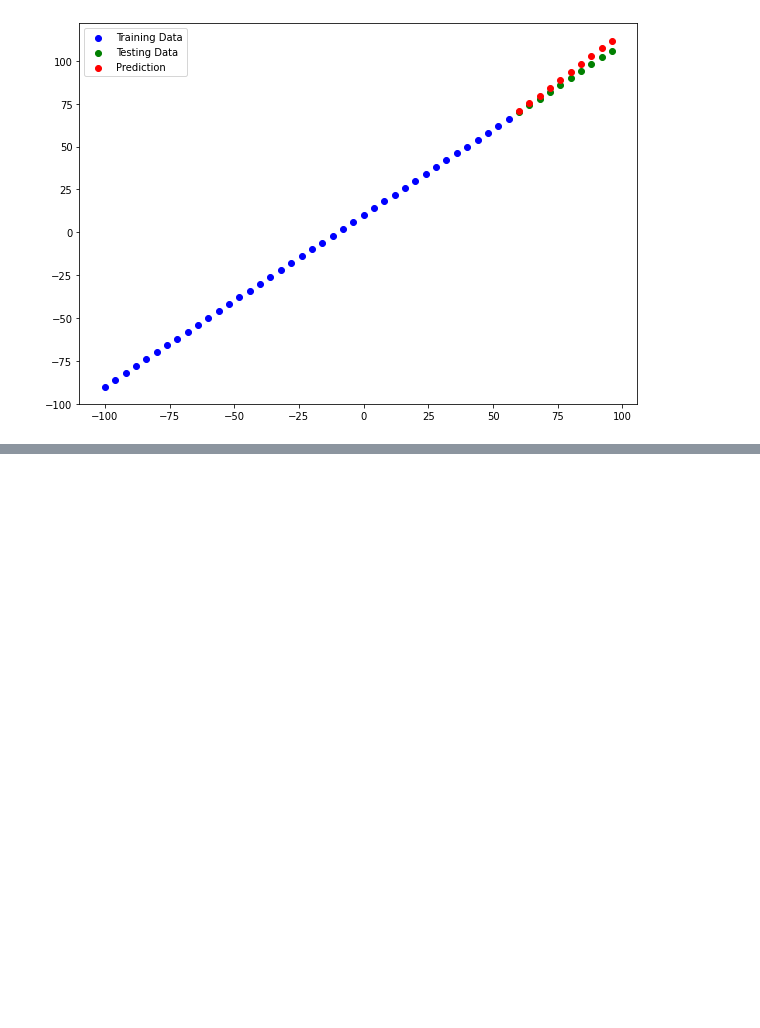
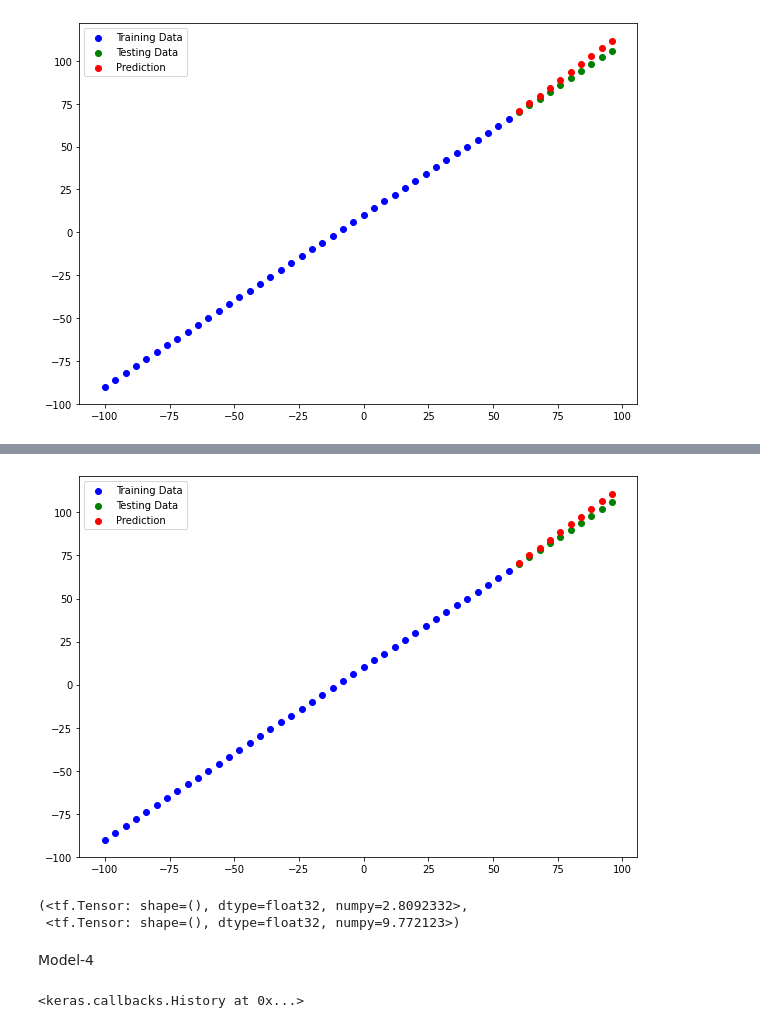
Before and after one commit to sameer203/Tensorflow_, a Jupyter notebook: 01_neural_network_regression_with_tensorflow.ipynb, the cells around one changed output, grey strips where cells are left out. Saved outputs shown, nothing was run; the diff lists cells and outputs as text; code cells hidden in the pictures; blank space fills up the shorter version.

```diff
--- a/01_neural_network_regression_with_tensorflow.ipynb
+++ b/01_neural_network_regression_with_tensorflow.ipynb
@@ -318,0 +463,35 @@ plot_pred()
+# %%
+# Evaluating the Metrics
+y_pred_3 = model_3.predict(X_test)
+plot_pred(prediction=y_pred_3)
+# %% [output]
+[figure, added]
+# %%
+mae_3 = mae(y_test,y_pred_3)
+mse_3 = mse(y_test, y_pred_3)
+
+mae_3, mse_3
+# %% [output]
+(<tf.Tensor: shape=(), dtype=float32, numpy=2.8092332>,
+ <tf.Tensor: shape=(), dtype=float32, numpy=9.772123>)
+# %% [markdown]
+Model-4
+# %%
+#1000 Epocs and 3 hidden layers
+tf.random.set_seed(42)
+
+# 1. Create a model using the sequential API
+model_4= tf.keras.Sequential([
+                            tf.keras.layers.Dense(100, activation="relu"),
+                            tf.keras.layers.Dense(1)])
+
+# 2. compile the model
+
+model_4.compile(loss=tf.keras.losses.mae,
+              optimizer= tf.keras.optimizers.Adam(lr=0.01),
+              metrics=["mae"])
+
+# 3. Fit the Model
+model_4.fit(X_train, y_train, epochs=500, verbose=0)
+# %% [output]
+<keras.callbacks.History at 0x...>
```
Also changed, not shown: parts of 21 cells of this notebook.
